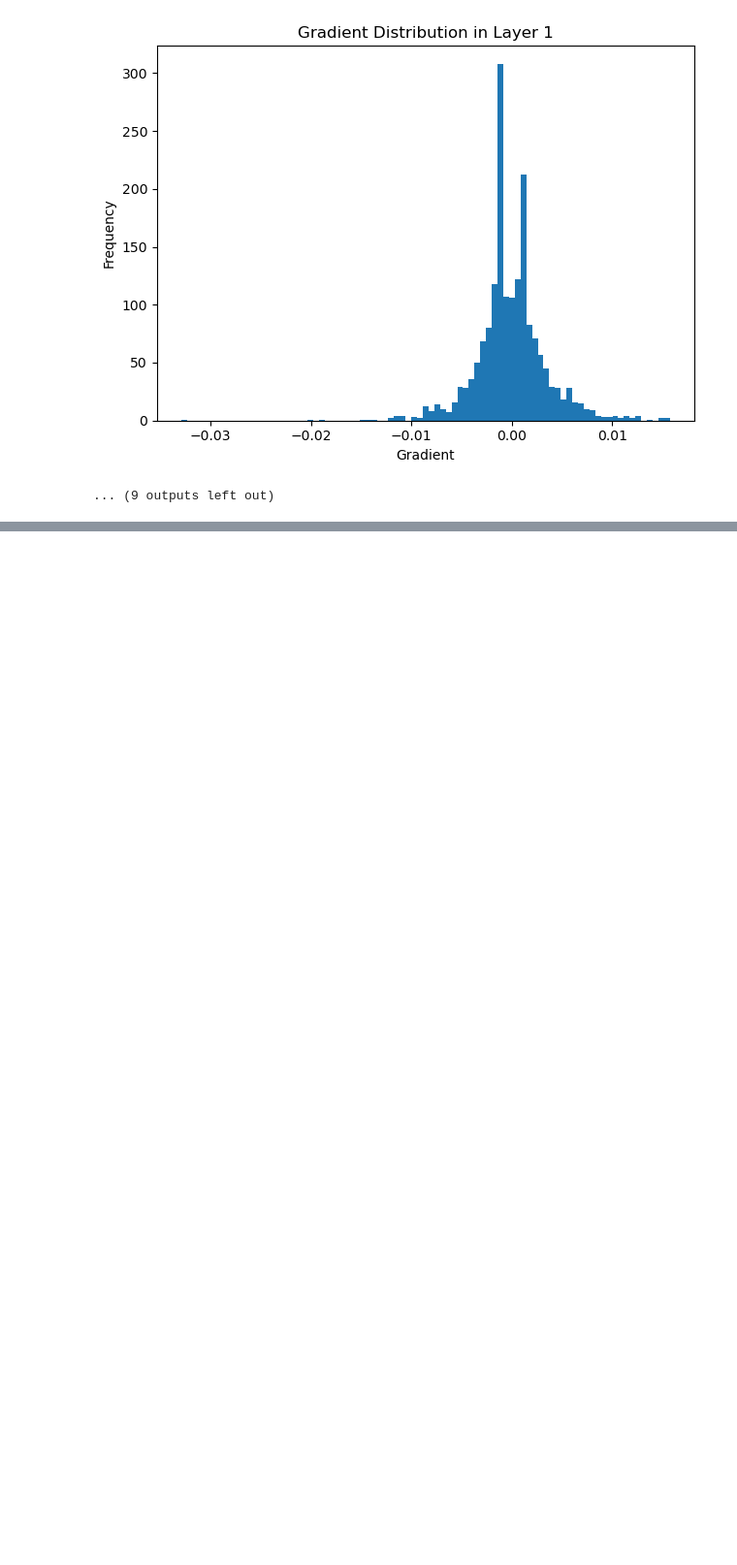
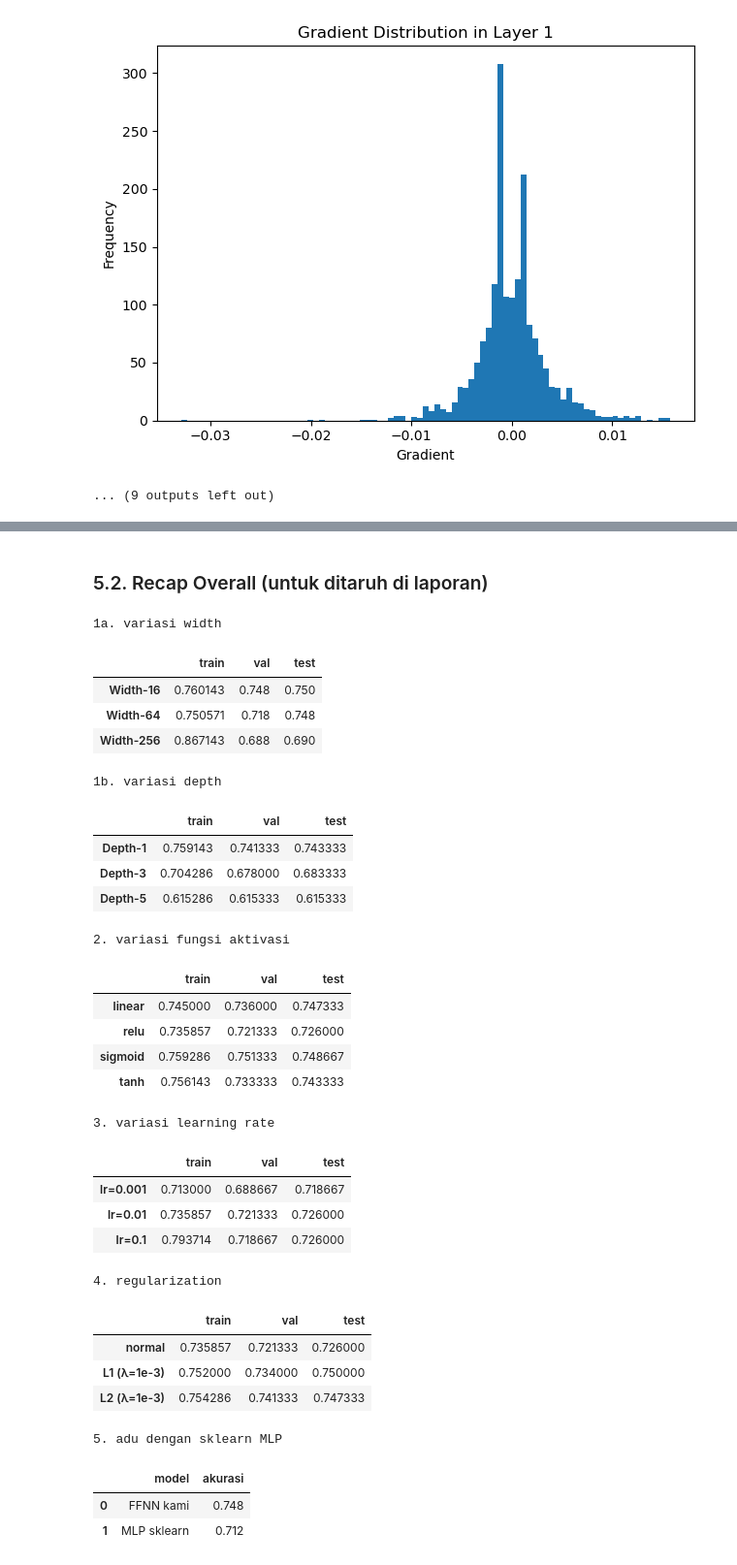
Before and after one commit to adharidwan/Tubes1-ML, a Jupyter notebook: src/notebook.ipynb, the cells around one changed output, grey strips where cells are left out. Shown at 97% size. Drawn from its saved outputs; the diff is of its cells as text; code cells hidden in the pictures; blank space fills up the shorter version.

```diff
--- a/src/notebook.ipynb
+++ b/src/notebook.ipynb
@@ -545,0 +631,51 @@ L1 (λ=1e-3)
+# %% [markdown]
+### 5.2. Recap Overall (untuk ditaruh di laporan)
+# %%
+print('\n1a. variasi width')
+display(pd.DataFrame(width_accs).T)
+
+print('\n1b. variasi depth')
+display(pd.DataFrame(depth_accs).T)
+
+print('\n2. variasi fungsi aktivasi')
+display(pd.DataFrame(act_accs).T)
+
+print('\n3. variasi learning rate')
+display(pd.DataFrame(lr_accs).T)
+
+print('\n4. regularization')
+display(pd.DataFrame(reg_accs).T)
+
+print('\n5. adu dengan sklearn MLP')
+display(comp_df)
+# %% [output]
+1a. variasi width
+|  | train | val | test |
+| Width-16 | 0.760143 | 0.748 | 0.750 |
+| Width-64 | 0.750571 | 0.718 | 0.748 |
+| Width-256 | 0.867143 | 0.688 | 0.690 |
+1b. variasi depth
+|  | train | val | test |
+| Depth-1 | 0.759143 | 0.741333 | 0.743333 |
+| Depth-3 | 0.704286 | 0.678000 | 0.683333 |
+| Depth-5 | 0.615286 | 0.615333 | 0.615333 |
+2. variasi fungsi aktivasi
+|  | train | val | test |
+| linear | 0.745000 | 0.736000 | 0.747333 |
+| relu | 0.735857 | 0.721333 | 0.726000 |
+| sigmoid | 0.759286 | 0.751333 | 0.748667 |
+| tanh | 0.756143 | 0.733333 | 0.743333 |
+3. variasi learning rate
+|  | train | val | test |
+| lr=0.001 | 0.713000 | 0.688667 | 0.718667 |
+| lr=0.01 | 0.735857 | 0.721333 | 0.726000 |
+| lr=0.1 | 0.793714 | 0.718667 | 0.726000 |
+4. regularization
+|  | train | val | test |
+| normal | 0.735857 | 0.721333 | 0.726000 |
+| L1 (λ=1e-3) | 0.752000 | 0.734000 | 0.750000 |
+| L2 (λ=1e-3) | 0.754286 | 0.741333 | 0.747333 |
+5. adu dengan sklearn MLP
+|  | model | akurasi |
+| 0 | FFNN kami | 0.748 |
+| 1 | MLP sklearn | 0.712 |
```
Also changed, not shown: parts of 15 cells of this notebook, 1 other file.
